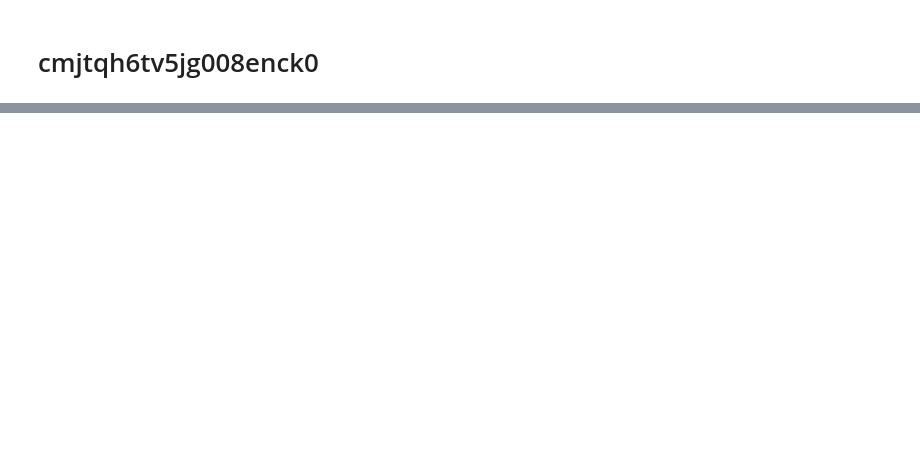
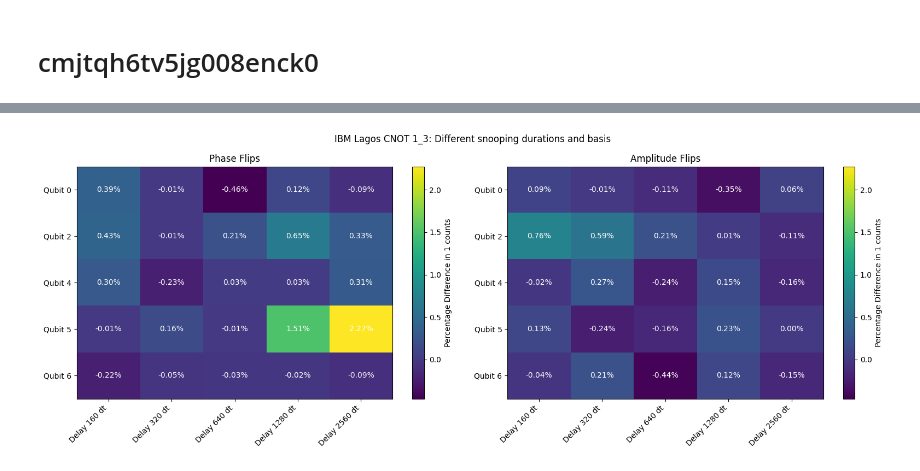
Before and after one commit to thspreetham98/quantum_snooping, a Jupyter notebook: experiment_1/analysis.ipynb, the cells around one changed output, grey strips where cells are left out. Cells and saved outputs as stored; diff of their text form; code cells hidden in the pictures; blank space fills up the shorter version.

```diff
--- a/experiment_1/analysis.ipynb
+++ b/experiment_1/analysis.ipynb
@@ -102,0 +58,18 @@ plt.show()
+# %%
+diff_percent_xs = []
+diff_percent_zs = []
+
+for qubit_index, qubit in enumerate(attack_qubit_indices):
+    blank_victim_circ_z, blank_victim_circ_x, victim_qc_with_cnot_z, victim_qc_with_cnot_x = split_per_experiment(m1counts[qubit_index])
+    blank_percent_z = np.array(blank_victim_circ_z) / shots * 100
+    blank_percent_x = np.array(blank_victim_circ_x) / shots * 100
+    victim_qc_cnot_z = np.array(victim_qc_with_cnot_z) / shots * 100
+    victim_qc_cnot_x = np.array(victim_qc_with_cnot_x) / shots * 100
+    diff_percent_x = victim_qc_cnot_x - blank_percent_x
+    diff_percent_z = victim_qc_cnot_z - blank_percent_z
+    diff_percent_xs.append(diff_percent_x)
+    diff_percent_zs.append(diff_percent_z)
+# %%
+fig, ax = helper.exp_1_diff_heatmap(attack_qubit_indices, delays, diff_percent_xs, diff_percent_zs, '1_3')
+# %% [output]
+[figure, added]
```
Also changed, not shown: parts of 9 cells of this notebook, 5 other files.
